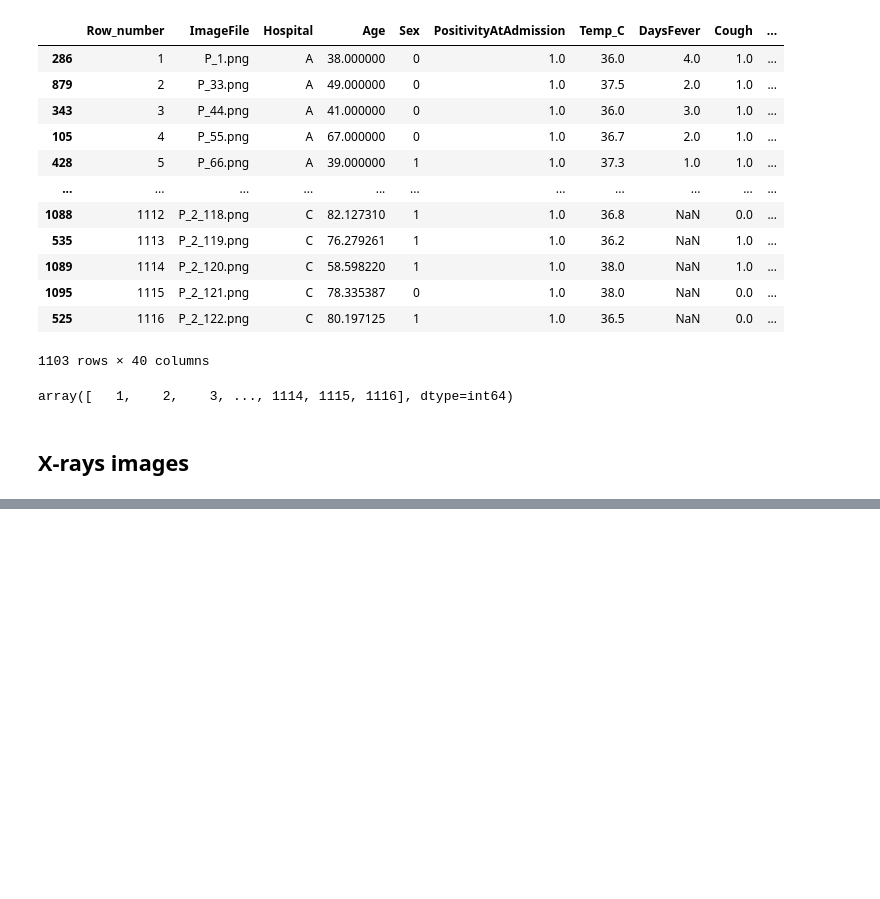
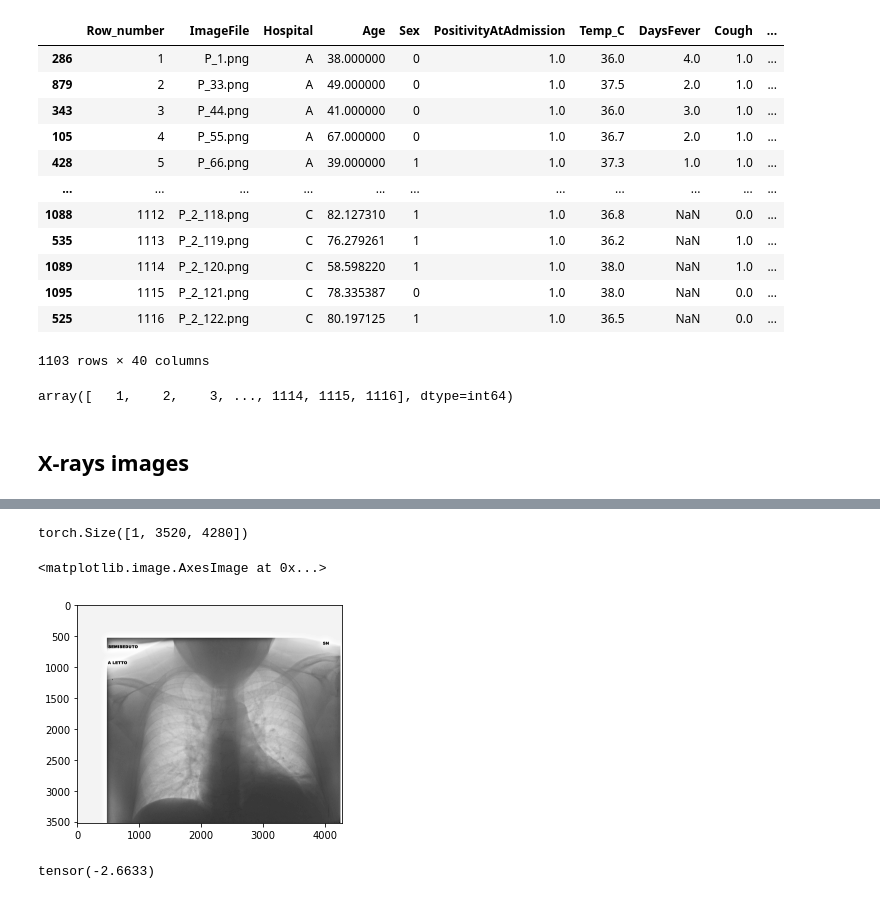
Before and after one commit to federico1-creator/covid-hackathon, a Jupyter notebook: pre-processing.ipynb, the cells around one changed output, grey strips where cells are left out. Cells and saved outputs as stored; diff of their text form; code cells hidden in the pictures; blank space fills up the shorter version.

```diff
--- a/pre-processing.ipynb
+++ b/pre-processing.ipynb
@@ -94,0 +158,4 @@ array([[12497, 12476, 12476, ..., 16383, 16383, 16383],
+# %%
+norm= transforms.Normalize(mean, std)
+img_norm= norm(img)
+img_norm
@@ -94,0 +170,11 @@ array([[12497, 12476, 12476, ..., 16383, 16383, 16383],
+# %%
+print(img_norm.shape)
+plt.imshow( img_norm.permute(1, 2, 0), cmap='gray' )
+# %% [output]
+torch.Size([1, 3520, 4280])
+<matplotlib.image.AxesImage at 0x...>
+[figure, added]
+# %%
+img_norm.min()
+# %% [output]
+tensor(-2.6633)
```
Also changed, not shown: parts of 23 cells of this notebook, 4 other files.
